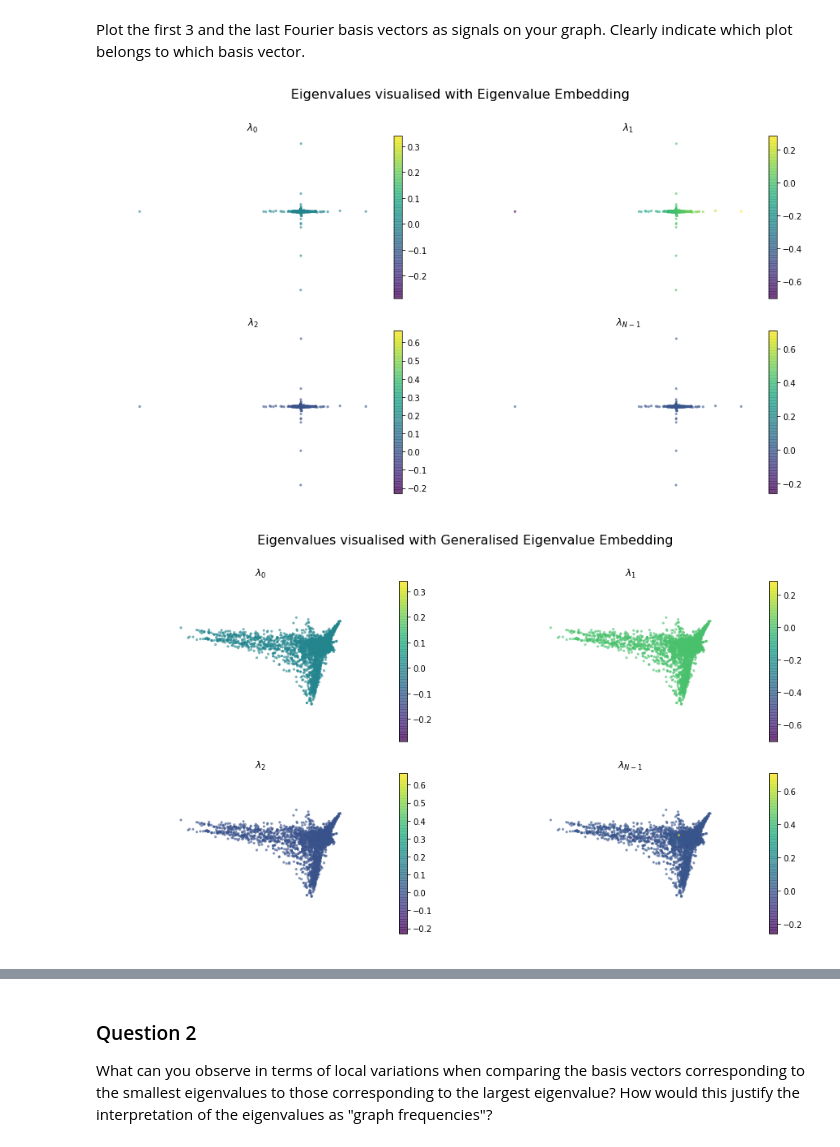
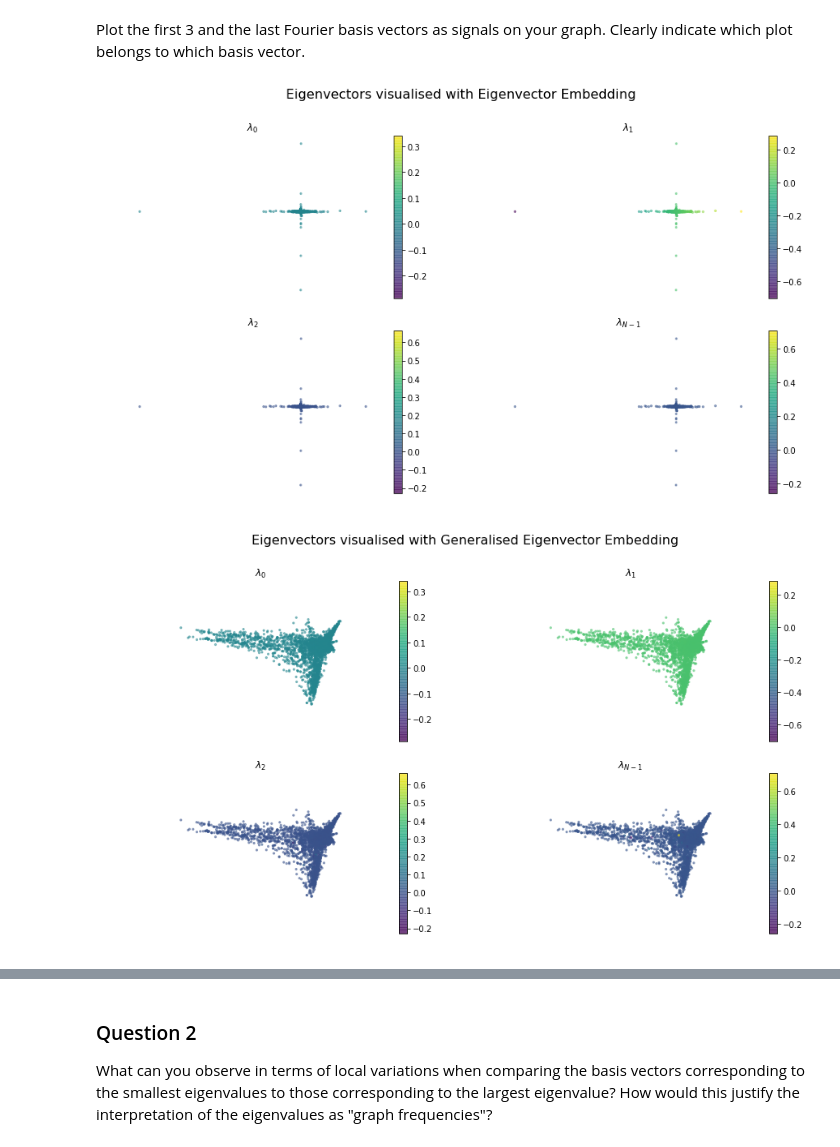
Before and after one commit to mattminder/ntds_24, a Jupyter notebook: Milestone_4/4_graph_signal_processing.ipynb, the cells around one changed output, grey strips where cells are left out. Cells and saved outputs as stored; diff of their text form; code cells hidden in the pictures.

```diff
--- a/Milestone_4/4_graph_signal_processing.ipynb
+++ b/Milestone_4/4_graph_signal_processing.ipynb
@@ -159,18 +159,18 @@ def draw_graph(signal, ax,method='EV',pointsize=5):
 # %%
 fig = plt.figure(figsize=(15,8))
 ax  = fig.subplots(2,2)
 draw_graph(np.asarray(u[:,0])[:,0],ax[0,0])
 ax[0,0].set_title('$\lambda_0$')
 draw_graph(np.asarray(u[:,1])[:,0],ax[0,1])
 ax[0,1].set_title('$\lambda_1$')
 draw_graph(np.asarray(u[:,2])[:,0],ax[1,0])
 ax[1,0].set_title('$\lambda_2$')
 draw_graph(np.asarray(u[:,-1])[:,0],ax[1,1])
 ax[1,1].set_title('$\lambda_{N-1}$')
-fig.suptitle('Eigenvalues visualised with Eigenvalue Embedding', fontsize=16)
+fig.suptitle('Eigenvectors visualised with Eigenvector Embedding', fontsize=16)
 plt.show()
 # %% [output]
-[figure, old version]
+[figure, new version]
 # %%
 f2 = plt.figure(figsize=(15,8))
 ax2  = f2.subplots(2,2)
@@ -182,10 +182,10 @@ draw_graph(np.asarray(u[:,2])[:,0],ax2[1,0],method='GEV')
 ax2[1,0].set_title('$\lambda_2$')
 draw_graph(np.asarray(u[:,-1])[:,0],ax2[1,1],method='GEV')
 ax2[1,1].set_title('$\lambda_{N-1}$')
-f2.suptitle('Eigenvalues visualised with Generalised Eigenvalue Embedding', fontsize=16)
+f2.suptitle('Eigenvectors visualised with Generalised Eigenvector Embedding', fontsize=16)
 plt.show()
 # %% [output]
-[figure, old version]
+[figure, new version]
 # %%
 fig = plt.figure(figsize=(15,8))
 ax = fig.subplots(1,1)
```
Also changed, not shown: parts of 10 cells of this notebook.
